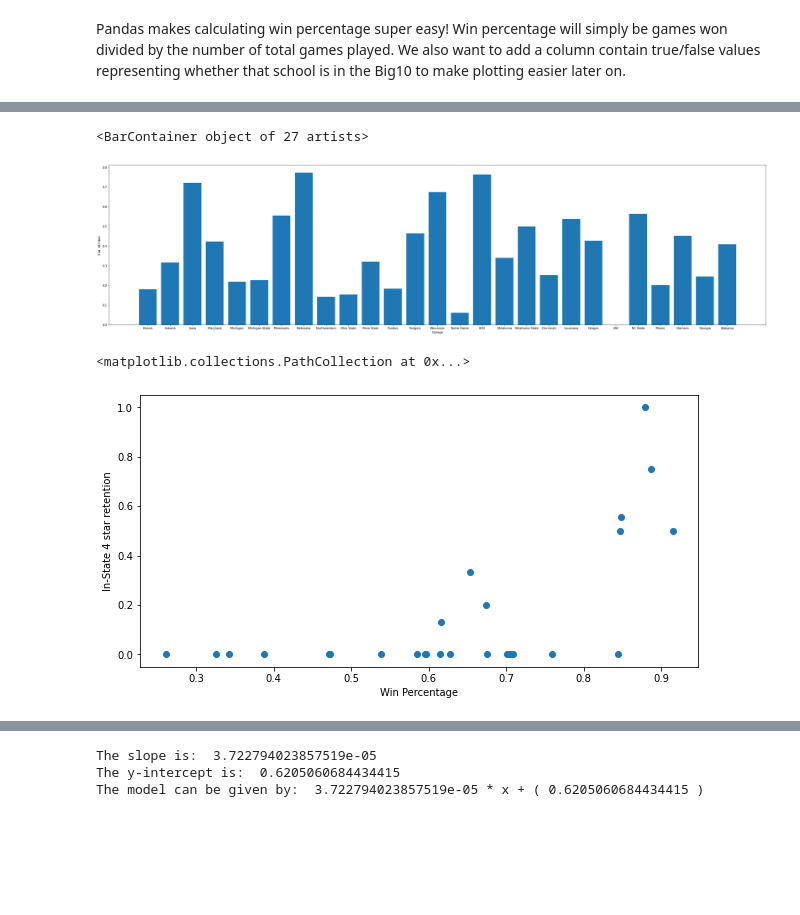
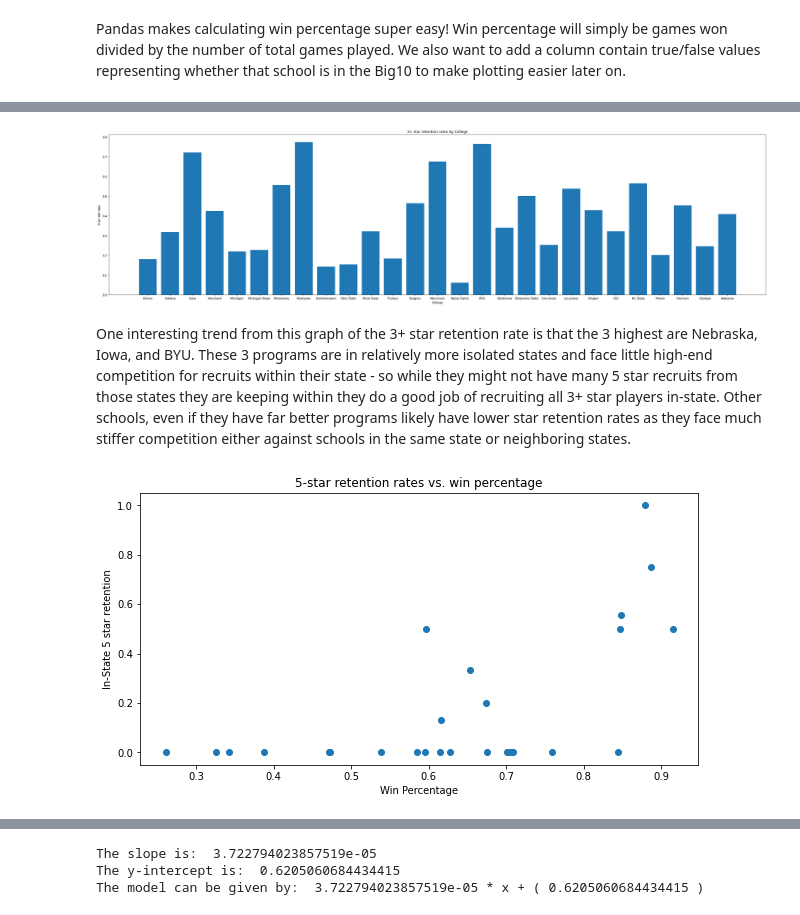
Before and after one commit to rithvikb/320FinalProject, a Jupyter notebook: FinalProject/final.ipynb, the cells around one changed output, grey strips where cells are left out. Drawn from its saved outputs; the diff is of its cells as text; code cells hidden in the pictures; blank space fills up the shorter version.

```diff
--- a/FinalProject/final.ipynb
+++ b/FinalProject/final.ipynb
@@ -498,20 +478,17 @@ plt.bar(instate_star_retention['school'], instate_star_retention['4star_retentio
 plt.figure(figsize=(40,10))
 plt.xlabel('College')
 plt.ylabel('Star retention')
-plt.bar(instate_star_retention['school'], instate_star_retention['3star_retention'])
-# plt.legend(handles=[red_patch, blue_patch, black_patch])
+plt.title('3+ star retention rates by College')
+g = plt.bar(instate_star_retention['school'], instate_star_retention['3star_retention'])
 # %% [output]
-<BarContainer object of 27 artists>
-[figure, old version]
+[figure, new version]
+# %% [markdown]
+One interesting trend from this graph of the 3+ star retention rate is that the 3 highest are Nebraska, Iowa, and BYU. These 3 programs are in relatively more isolated states and face little high-end competition for recruits within their state - so while they might not have many 5 star recruits from those states they are keeping within they do a good job of recruiting all 3+ star players in-state. Other schools, even if they have far better programs likely have lower star retention rates as they face much stiffer competition either against schools in the same state or neighboring states.
 # %%
 plt.figure(figsize=(10,5))
 plt.xlabel('Win Percentage')
 plt.ylabel('In-State 5 star retention')
-plt.scatter(instate_star_retention['win_percentage'], instate_star_retention['5star_retention'])
-# blue_patch = mpatches.Patch(color='blue', label='Big 10 Teams')
-# black_patch = mpatches.Patch(color='black', label='Top Ranked Teams not in Big 10')
-# red_patch = mpatches.Patch(color='red', label='Maryland')
-# plt.legend(handles=[red_patch, blue_patch, black_patch])
+plt.title('5-star retention rates vs. win percentage')
+g = plt.scatter(instate_star_retention['win_percentage'], instate_star_retention['5star_retention'])
 # %% [output]
-<matplotlib.collections.PathCollection at 0x...>
-[figure, old version]
+[figure, new version]
```
Also changed, not shown: parts of 55 cells of this notebook, 3 other files.
